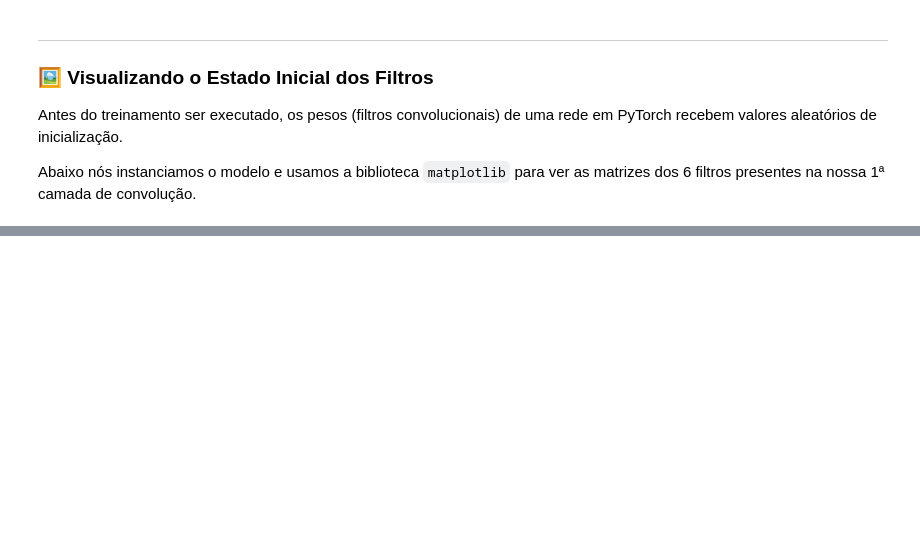
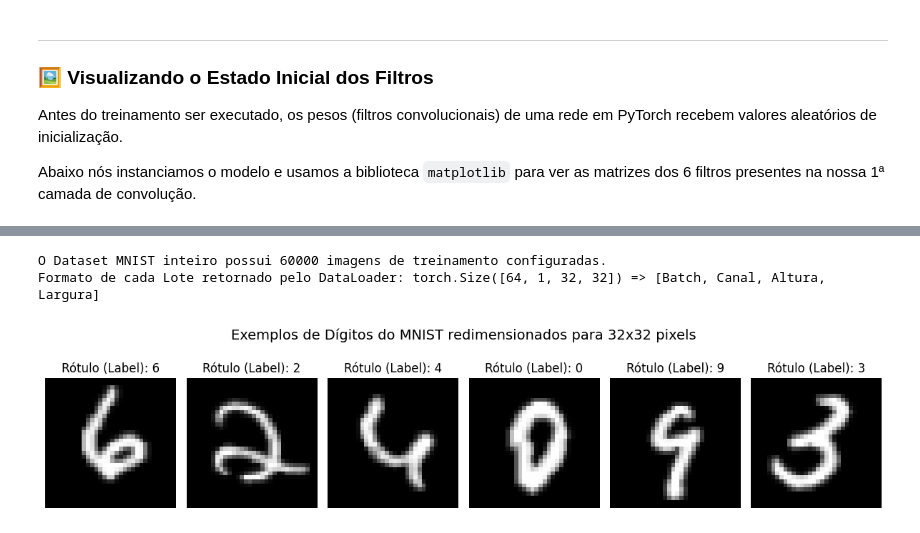
Before and after one commit to SamiLM4/Treinamento-de-IA-com-numeros-NLW, a Jupyter notebook: lenet5.ipynb, the cells around one changed output, grey strips where cells are left out. Cells and saved outputs as stored; diff of their text form; code cells hidden in the pictures; blank space fills up the shorter version.

```diff
--- a/lenet5.ipynb
+++ b/lenet5.ipynb
@@ -132,0 +140,49 @@ ModuleNotFoundError: No module named 'matplotlib'
+# %%
+import torchvision
+import torchvision.transforms as transforms
+from torchvision import datasets
+import torch
+
+# 1. Definimos o fluxo de Transformação da Imagem (Data Augmentation / Pre-processing).
+# - Resize(32, 32): Ajusta a imagem do MNIST de 28x28 para os 32x32 pixels exigidos pela LeNet
+# - ToTensor(): Pega a imagem que varia de cor entre 0 ~ 255 e converte num formato Tensor do PyTorch entre 0.0 ~ 1.0
+transform = transforms.Compose([
+    transforms.Resize((32, 32)),
+    transforms.ToTensor()
+])
+
+# 2. Fazemos o Download automático do Dataset a partir dos servidores públicos
+# A flag train=True baixa os agrupamentos de aprendizagem principal (as 60.000 amostras)
+train_dataset = datasets.MNIST(root='./data', train=True, download=True, transform=transform)
+
+# 3. Empacotamos com o DataLoader.
+# Este componente vai organizar os Lotes de Treino (Batch). Como temos 60.000 fotos, treinar uma por uma é muito devagar.
+# Entregar 64 imagens por rodada pra GPU será ideal. 'shuffle=True' embaralha as imagens para dificultar o vício da rede.
+train_loader = torch.utils.data.DataLoader(dataset=train_dataset, batch_size=64, shuffle=True)
+
+print(f"O Dataset MNIST inteiro possui {len(train_dataset)} imagens de treinamento configuradas.")
+
+# 4. Extraímos apenas uma batelada (1 lote) para visualizar.
+dataiter = iter(train_loader)
+images, labels = next(dataiter)
+
+print(f"Formato de cada Lote retornado pelo DataLoader: {images.shape} => [Batch, Canal, Altura, Largura]")
+
+# 5. Desenhamos 6 exemplos pra gente analisar se o redimensionamento deu certo:
+fig, axes = plt.subplots(1, 6, figsize=(12, 3))
+
+for i in range(6):
+    # Extrair a matrix de imagem do Batch
+    image = images[i].squeeze()  # Remove a dimensão vazia '1' de Canal do Tensor, ou o matplotlib reclama
+
+    axes[i].imshow(image, cmap='gray')
+    axes[i].set_title(f'Rótulo (Label): {labels[i].item()}')
+    axes[i].axis('off')
+
+plt.suptitle('Exemplos de Dígitos do MNIST redimensionados para 32x32 pixels', fontsize=14)
+plt.tight_layout()
+plt.show()
+# %% [output]
+O Dataset MNIST inteiro possui 60000 imagens de treinamento configuradas.
+Formato de cada Lote retornado pelo DataLoader: torch.Size([64, 1, 32, 32]) => [Batch, Canal, Altura, Largura]
+[figure, added]
```
Also changed, not shown: parts of 13 cells of this notebook, 9 other files.
